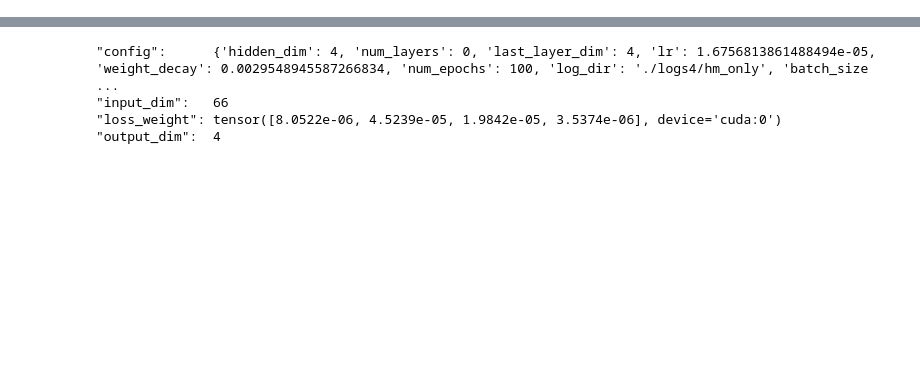
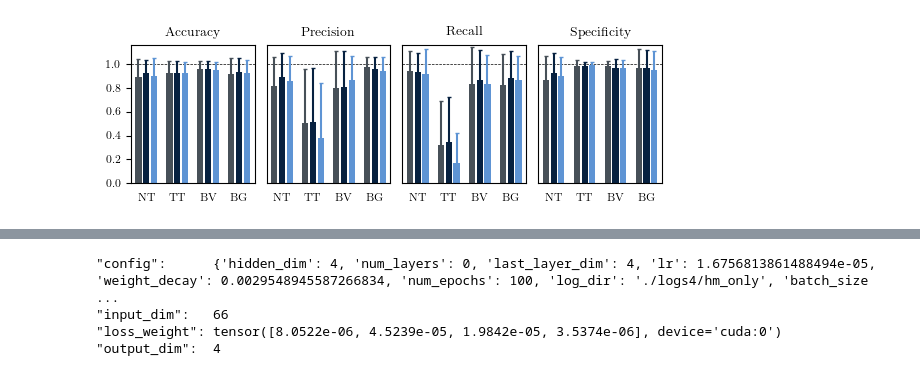
Before and after one commit to hartenbergerma/thesis, a Jupyter notebook: classification/vis_resulty.ipynb, the cells around one changed output, grey strips where cells are left out. Drawn from its saved outputs; the diff is of its cells as text; code cells hidden in the pictures; blank space fills up the shorter version.

```diff
--- a/classification/vis_resulty.ipynb
+++ b/classification/vis_resulty.ipynb
@@ -89,0 +94,86 @@ with open('results.csv', 'w') as f:
+# %%
+def load_metrics(file):
+    metrics = []
+    with open(file, 'r') as f:
+        results = json.load(f)
+        metrics.append(results['accuracy'])
+        metrics.append(results['precision'])
+        metrics.append(results['recall'])
+        metrics.append(results['specificity'])
+        metrics.append(results['f1_score'])
+        # check if 'roc_auc' is in the results
+        if 'roc_auc' in results:
+            metrics.append(results['roc_auc'])
+        if 'label_counts' in results:
+            return metrics, results['label_counts']
+    return metrics
+
+def fold_mean_metrics(results_dir):
+    metrics = []
+    for i, file in enumerate(['fold1_metrics.json', 'fold2_metrics.json', 'fold3_metrics.json', 'fold4_metrics.json', 'fold5_metrics.json']):
+        metrics.append(load_metrics(os.path.join(results_dir, file)))
+    metrics_mean = np.mean(metrics, axis=0)
+    metrics_std = np.std(metrics, axis=0)
+    return metrics_mean, metrics_std
+
+
+def knn_metrics(folder):
+    # iterate through all files in the folder
+    metrics = []
+    for file in os.listdir(folder):
+        if file.endswith('.json'):
+            img_metrics, img_label_count = load_metrics(os.path.join(folder, file))
+            # set metrics to nan if class is not present in the image
+            for i, count in enumerate(img_label_count):
+                if count == 0:
+                    for metric in img_metrics:
+                        metric[i] = np.nan
+            metrics.append(img_metrics)
+    metrics_mean = np.nanmean(metrics, axis=0)
+    metrics_std = np.nanstd(metrics, axis=0)
+    return metrics_mean, metrics_std
+
+scores_bl, stds_bl = fold_mean_metrics('./models7/baseline/v1_1/results')
+scores_hm, stds_hm = fold_mean_metrics('./models7/heatmaps/v1_1/results')
+scores_ohm, stds_ohm = fold_mean_metrics('./models7/heatmap_only/v1_1/results')
+
+scores_bl, stds_bl = knn_metrics('./models7/baseline/combined/results/knn_metrics')
+scores_hm, stds_hm = knn_metrics('./models7/heatmaps/combined/results/knn_metrics')
+scores_ohm, stds_ohm = knn_metrics('./models7/heatmap_only/combined/results/knn_metrics')
+
+
+
+set_plotting_style("latex")
+fig, axs = plt.subplots(1,4, figsize=(5.8,2))
+metrics = ['Accuracy', 'Precision', 'Recall', 'Specificity']# 'F1 Score']#, 'ROC AUC']
+for i, metric, score_bl, score_hm, score_ohm, std_bl, std_hm, std_ohm  in zip(range(4), metrics, scores_bl, scores_hm, scores_ohm, stds_bl, stds_hm, stds_ohm):
+    axs[i].axhline(y=1, color='black', linestyle='--', linewidth=0.5, zorder=1)
+    axs[i].errorbar(range(0,16,4), score_bl, yerr=std_bl, fmt='none', ecolor=tum_grey_3, capsize=1.5, zorder=1)
+    axs[i].bar(range(0,16,4), score_bl, color=tum_grey_3, label='Baseline all data', zorder=2)
+    axs[i].errorbar(range(1,16,4), score_hm, yerr=std_hm, fmt='none', ecolor=tum_blue_dark, capsize=1.5, zorder=1)
+    axs[i].bar(range(1,16,4), score_hm, color=tum_blue_dark, label='Heatmaps all data', zorder=2)
+    axs[i].errorbar(range(2,16,4), score_ohm, yerr=std_ohm, fmt='none', ecolor=tum_blue_light, capsize=1.5, zorder=1)
+    axs[i].bar(range(2,16,4), score_ohm, color=tum_blue_light, label='Heatmaps only', zorder=2)
+    axs[i].set_xticks([1, 5, 9, 13])
+    axs[i].set_xticklabels(['NT', 'TT', 'BV', 'BG'])
+    axs[i].set_title(metric)
+    axs[i].set_yticks([])
+    axs[i].set_ylim(0.0,1.16)
+    axs[i].set_xlim(-1, 15)
+    #add dashed line at y=1
+    axs[i].tick_params(axis='x', which='both', bottom=False, top=False,
+               left=False, right=False, labelbottom=True, labelleft=True)
+axs[0].set_yticks([0.0,0.2,0.4, 0.6, 0.8, 1])
+# save figure as svg
+plt.tight_layout()
+# plt.savefig('results.svg')
+
+import csv
+with open('results2.csv', 'w') as f:
+    writer = csv.writer(f)
+    writer.writerow(['Class', 'NT','NT','NT', 'TT','TT','TT', 'BV','BV','BV', 'BG','BG','BG'])
+    writer.writerow(['model', 'BL', 'HM','OHM', 'BL', 'HM','OHM', 'BL', 'HM','OHM', 'BL', 'HM','OHM',])
+    for metric, score_bl, score_hm, score_ohm in zip(['Accuracy', 'Precision', 'Recall', 'Specificity', 'F1 score', 'AUC ROC'], scores_bl, scores_hm, scores_ohm):
+        writer.writerow([metric, score_bl[0], score_hm[0], score_ohm[0], score_bl[1], score_hm[1], score_ohm[1], score_bl[2], score_hm[2], score_ohm[2], score_bl[3], score_hm[3], score_ohm[3]])
+# %% [output]
+[figure, added]
```
Also changed, not shown: parts of 9 cells of this notebook, 23 other files.
